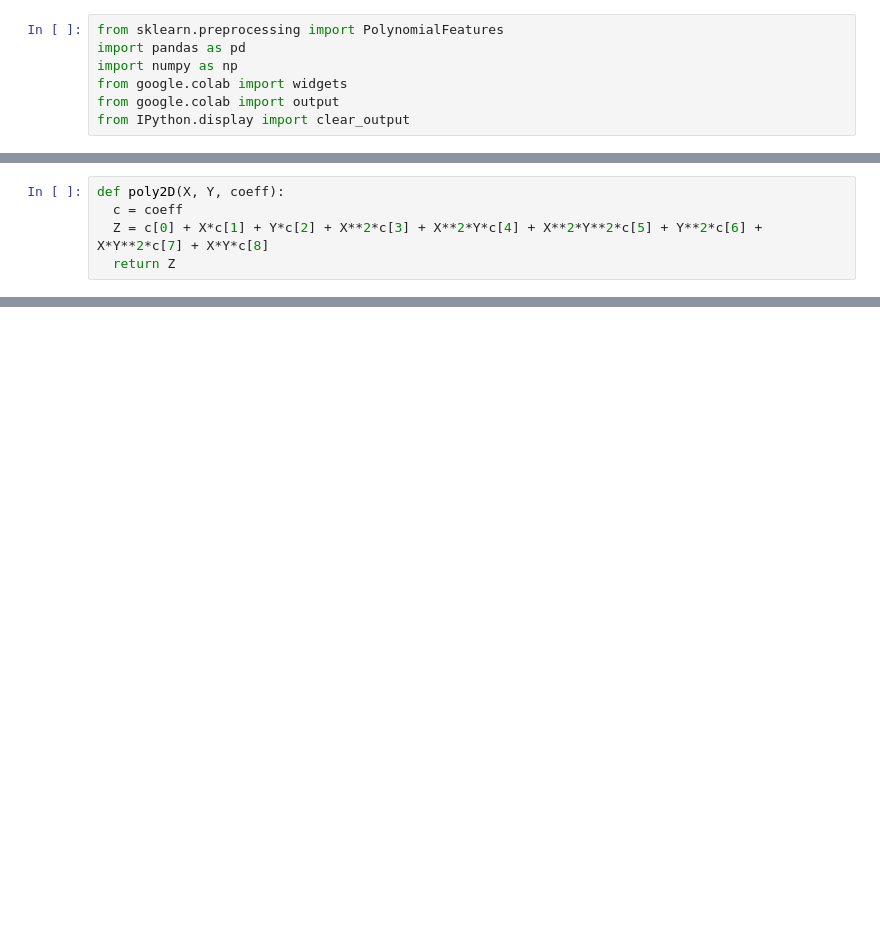
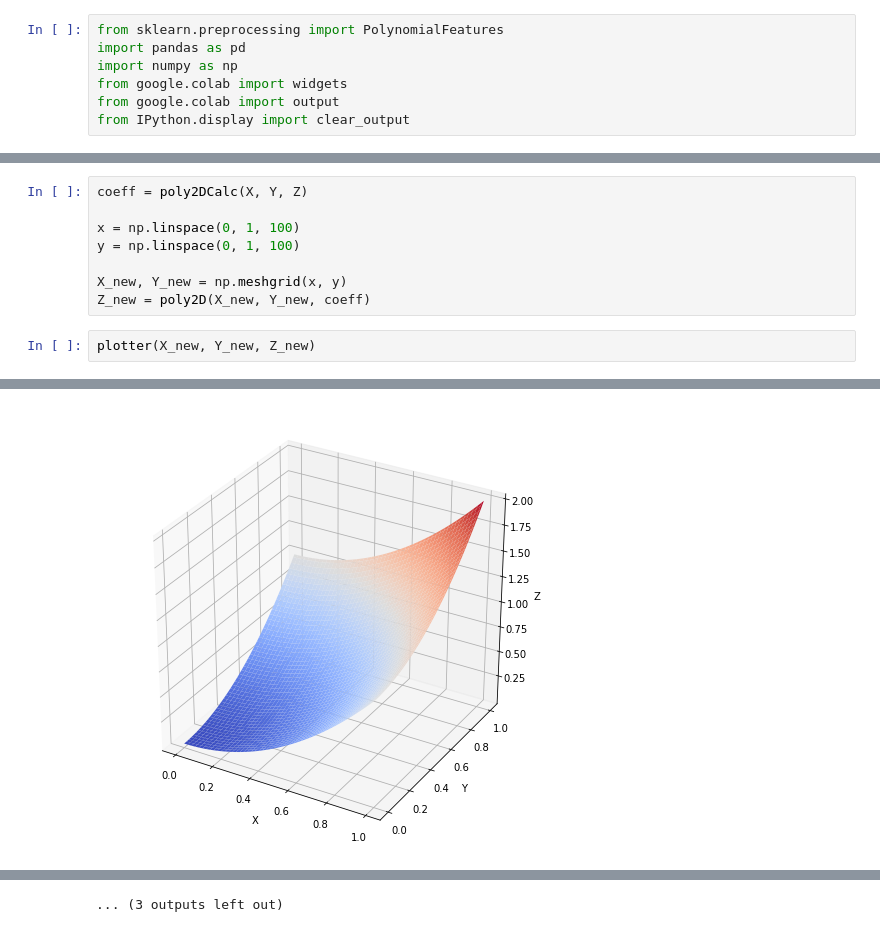
Before and after one commit to ali-kin4/JupyterNotes-1, a Jupyter notebook: Multivaritive_Regresion.ipynb, the cells around one changed output, grey strips where cells are left out. Cells and saved outputs as stored; diff of their text form; blank space fills up the shorter version.

```diff
--- a/Multivaritive_Regresion.ipynb
+++ b/Multivaritive_Regresion.ipynb
@@ -62,5 +48,0 @@ with tb.output_to('2D Contour'):
-# %%
-def poly2D(X, Y, coeff):
-  c = coeff
-  Z = c[0] + X*c[1] + Y*c[2] + X**2*c[3] + X**2*Y*c[4] + X**2*Y**2*c[5] + Y**2*c[6] + X*Y**2*c[7] + X*Y*c[8]
-  return Z
@@ -89,0 +65,11 @@ plt.colorbar();
+# %%
+coeff = poly2DCalc(X, Y, Z)
+
+x = np.linspace(0, 1, 100)
+y = np.linspace(0, 1, 100)
+
+X_new, Y_new = np.meshgrid(x, y)
+Z_new = poly2D(X_new, Y_new, coeff)
+# %%
+plotter(X_new, Y_new, Z_new)
+# %% [output]
@@ -89,0 +83 @@ plt.colorbar();
+[figure, added]
@@ -89,0 +88 @@ plt.colorbar();
+... (3 outputs left out)
```
Also changed, not shown: parts of 10 cells of this notebook.
